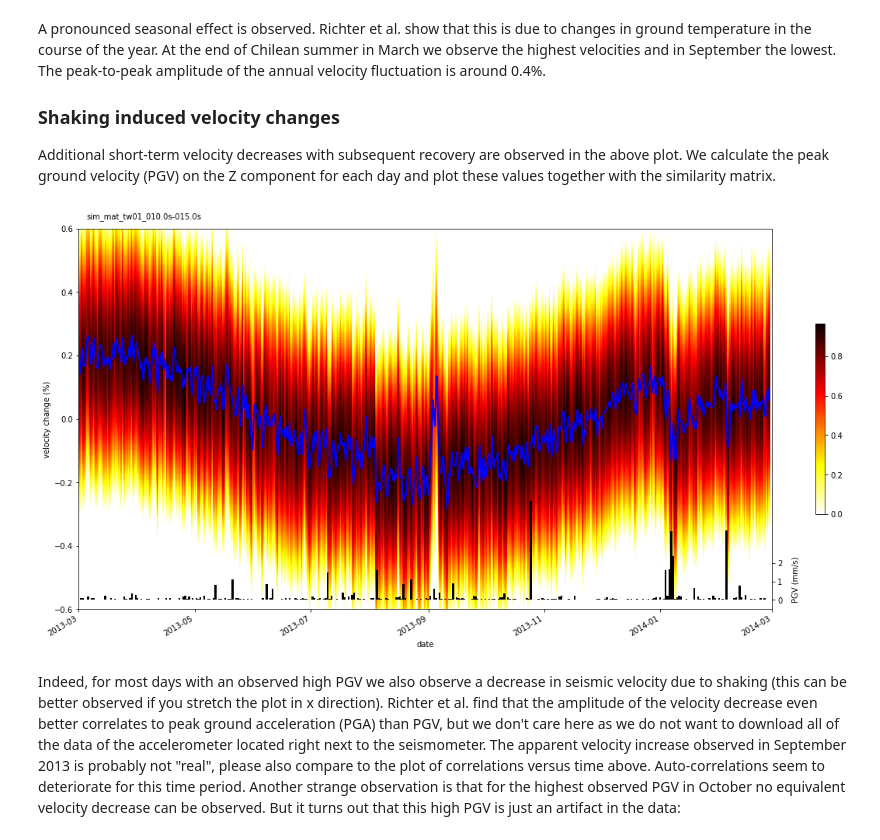
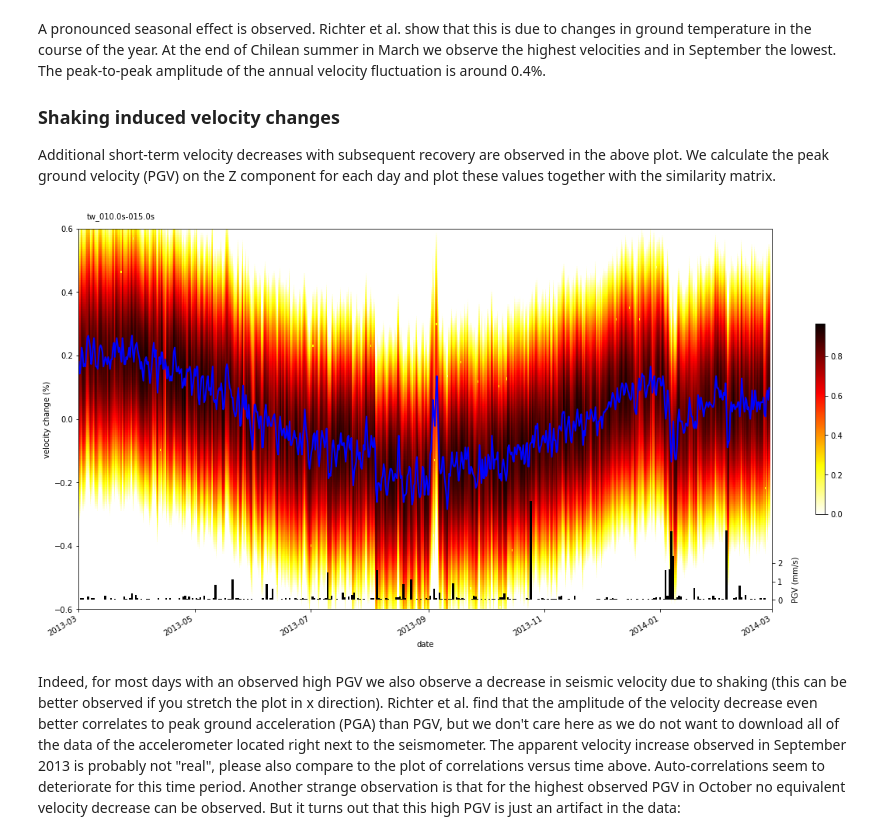
Before and after one commit to trichter/notebooks, a Jupyter notebook: yam_velocity_variations_patcx/processing_patcx.ipynb, the cells around one changed output. Saved outputs shown, nothing was run; the diff lists cells and outputs as text; code cells hidden in the pictures.

```diff
--- a/yam_velocity_variations_patcx/processing_patcx.ipynb
+++ b/yam_velocity_variations_patcx/processing_patcx.ipynb
@@ -198,23 +206,22 @@ for day in tqdm.tqdm(days):
     pgvs.append(pgv)
 pgvs = np.array(pgvs, dtype=float)
 # %%
-velchange = read_dicts('stretch.h5', 'c1_s1_t1')[0]
-fig = plot_sim_mat(velchange, show_line=True, ylim=(-0.6, 0.6),
-                   time_window=1, figsize=(20, 10))
+velchange = read_dicts('stretch.h5', 'c1_s1_t1b')[0]
+fig = plot_sim_mat(velchange, show_line=True, ylim=(-0.6, 0.6), figsize=(20, 10))
 ax = fig.axes[0]
 ax2 = fig.add_axes(ax.get_position(True), sharex=ax, frameon=False)
 ax2.xaxis.set_visible(False)
 mpl_days = [day.matplotlib_date for day in days]
 ax2.bar(mpl_days, pgvs, 1, color='k', lw=0)
 ax2.set_ylim([-0.5, 20])
 ax2.set_yticks([0, 1, 2])
 ax2.yaxis.tick_right()
 ax2.annotate('PGV (mm/s)', (mpl_days[-1], 2), (25, 0), 'data',
              'offset points', annotation_clip=False, rotation=90)
 ax.set_xlim(mpl_days[0], mpl_days[-1])
 plt.show()
 # %% [output]
-[figure, old version]
+[figure, new version]
 # %% [markdown]
 Indeed, for most days with an observed high PGV we also observe a decrease in seismic velocity due to shaking (this can be better observed if you stretch the plot in x direction). Richter et al. find that the amplitude of the velocity decrease even better correlates to peak ground acceleration (PGA) than PGV, but we don't care here as we do not want to download all of the data of the accelerometer located right next to the seismometer. The apparent velocity increase observed in September 2013 is probably not "real", please also compare to the plot of correlations versus time above. Auto-correlations seem to deteriorate for this time period. Another strange observation is that for the highest observed PGV in October no equivalent velocity decrease can be observed. But it turns out that this high PGV is just an artifact in the data:
 # %%
```
Also changed, not shown: parts of 8 cells of this notebook.
